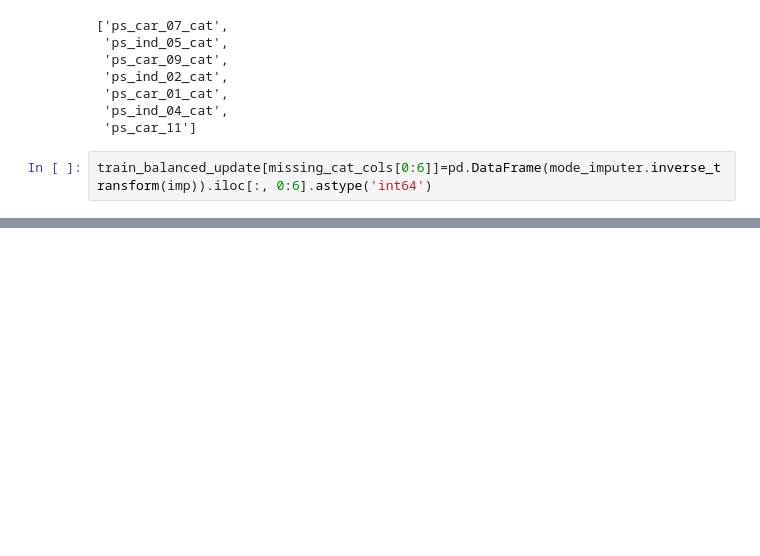
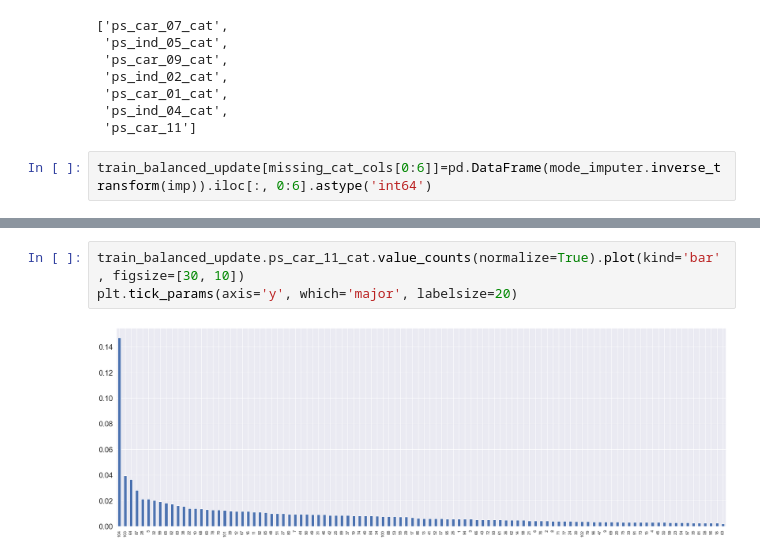
Before and after one commit to nichowu/Porto-Seguro-Safe-Driver-Prediction, a Jupyter notebook: porto-seguro-safe-driving-main.ipynb, the cells around one changed output, grey strips where cells are left out. Drawn from its saved outputs; the diff is of its cells as text; blank space fills up the shorter version.

```diff
--- a/porto-seguro-safe-driving-main.ipynb
+++ b/porto-seguro-safe-driving-main.ipynb
@@ -984,0 +1009,5 @@ train_balanced_update[missing_cat_cols[0:6]]=pd.DataFrame(mode_imputer.inverse_t
+# %%
+train_balanced_update.ps_car_11_cat.value_counts(normalize=True).plot(kind='bar', figsize=[30, 10])
+plt.tick_params(axis='y', which='major', labelsize=20)
+# %% [output]
+[figure, added]
```
Also changed, not shown: parts of 19 cells of this notebook.
